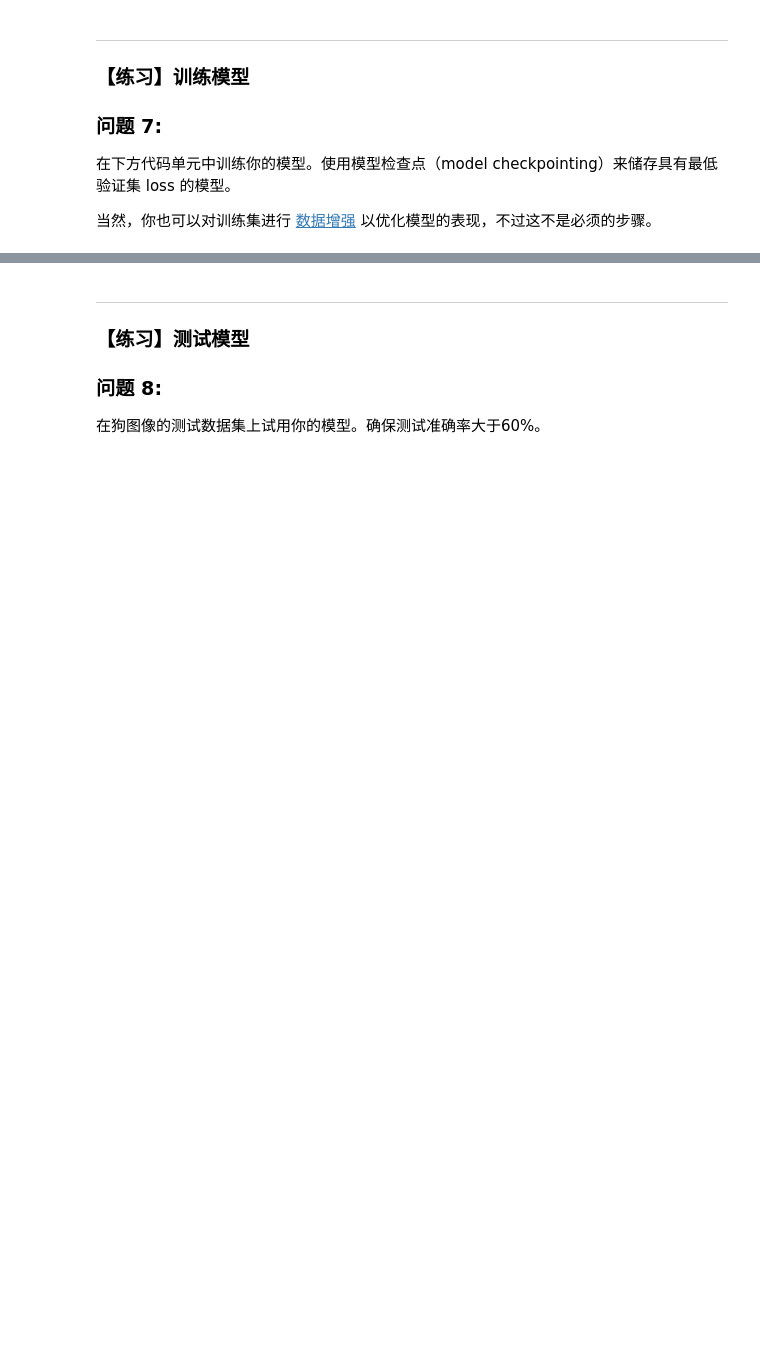
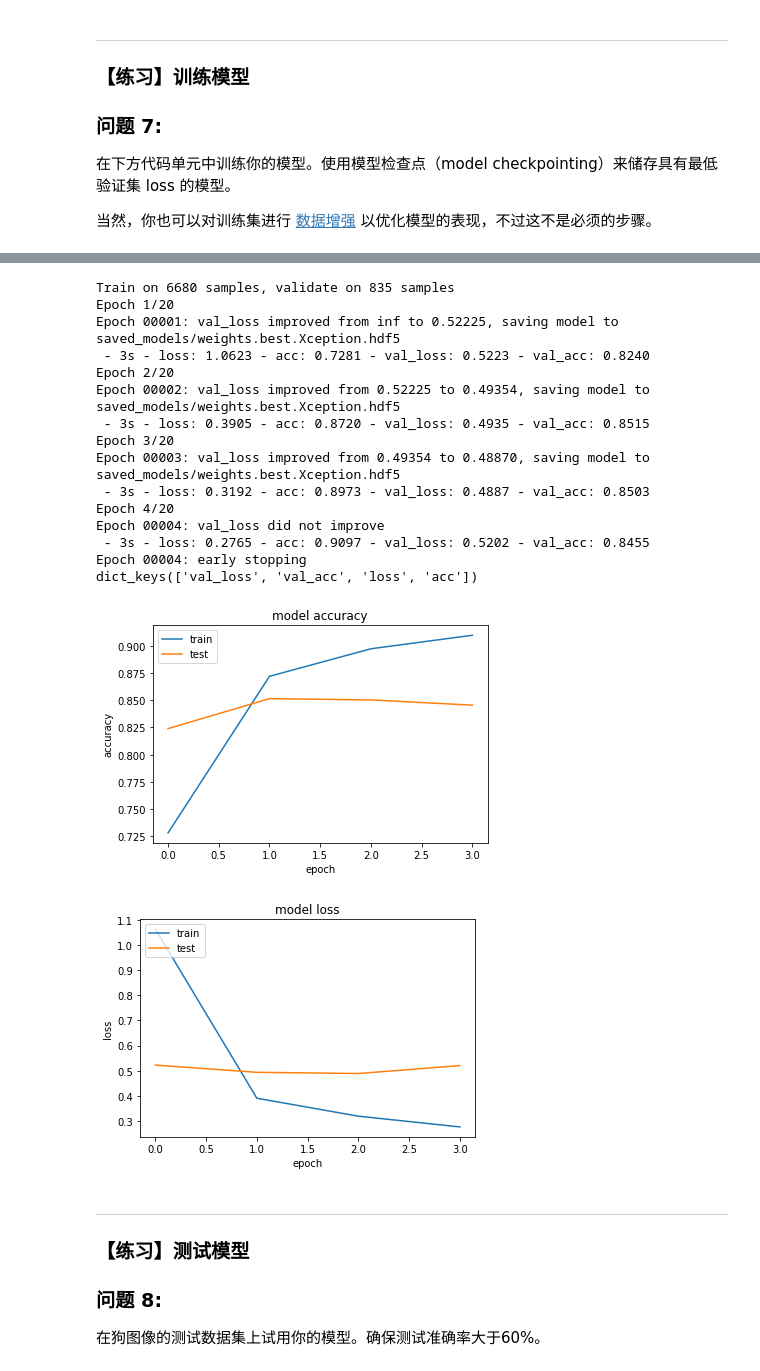
Before and after one commit to JayPoon/Deep-Learning-dog-project, a Jupyter notebook: dog_app_zh.ipynb, the cells around one changed output, grey strips where cells are left out. Saved outputs shown, nothing was run; the diff lists cells and outputs as text; code cells hidden in the pictures; blank space fills up the shorter version.

```diff
--- a/dog_app_zh.ipynb
+++ b/dog_app_zh.ipynb
@@ -635,10 +633,10 @@ def VGG16_predict_breed(img_path):
     test_{network} = bottleneck_features['test']
 # %%
 ### TODO: 从另一个预训练的CNN获取bottleneck特征
-bottleneck_features = np.load('/data/bottleneck_features/DogResnet50Data.npz')
-train_Resnet50 = bottleneck_features['train']
-valid_Resnet50 = bottleneck_features['valid']
-test_Resnet50 = bottleneck_features['test']
+bottleneck_features = np.load('/data/bottleneck_features/DogXceptionData.npz')
+train_Xception = bottleneck_features['train']
+valid_Xception = bottleneck_features['valid']
+test_Xception = bottleneck_features['test']
 # %% [markdown]
 ### 【练习】模型架构
 
@@ -687,6 +690,6 @@ _________________________________________________________________
 # %%
 ### TODO: 编译模型
-Resnet50_model.compile(optimizer='rmsprop', loss='categorical_crossentropy', metrics=['accuracy'])
+Xception_model.compile(optimizer='rmsprop', loss='categorical_crossentropy', metrics=['accuracy'])
 # %% [markdown]
 ---
 
@@ -699,11 +702,3 @@ Resnet50_model.compile(optimizer='rmsprop', loss='categorical_crossentropy', met
 在下方代码单元中训练你的模型。使用模型检查点（model checkpointing）来储存具有最低验证集 loss 的模型。
 
 当然，你也可以对训练集进行 [数据增强](https://blog.keras.io/building-powerful-image-classification-models-using-very-little-data.html) 以优化模型的表现，不过这不是必须的步骤。
-# %%
-### TODO: 训练模型
-checkpointer = ModelCheckpoint(filepath='saved_models/weights.best.Resnet50.hdf5',
-                               verbose=1, save_best_only=True)
-
-Resnet50_model.fit(train_Resnet50, train_targets,
-          validation_data=(valid_Resnet50, valid_targets),
-          epochs=20, batch_size=20, callbacks=[checkpointer], verbose=1)
@@ -729,2 +705,52 @@ Epoch 20/20
+# %%
+### TODO: 训练模型
+from keras.callbacks import ModelCheckpoint,EarlyStopping
+
+batch_size = 20
+epochs = 20
+
+checkpointer = ModelCheckpoint(filepath='saved_models/weights.best.Xception.hdf5',
+                               verbose=1, save_best_only=True)
+earlyStop = EarlyStopping(monitor='val_loss',verbose=2, mode='auto')
+# Fit the model
+history = Xception_model.fit(train_Xception, train_targets,
+          validation_data=(valid_Xception, valid_targets),validation_split=0.33,
+          epochs=epochs, batch_size=batch_size, callbacks=[checkpointer,earlyStop], verbose=2)
+# list all data in history
+print(history.history.keys())
+# summarize history for accuracy
+plt.plot(history.history['acc'])
+plt.plot(history.history['val_acc'])
+plt.title('model accuracy')
+plt.ylabel('accuracy')
+plt.xlabel('epoch')
+plt.legend(['train', 'test'], loc='upper left')
+plt.show()
+# summarize history for loss
+plt.plot(history.history['loss'])
+plt.plot(history.history['val_loss'])
+plt.title('model loss')
+plt.ylabel('loss')
+plt.xlabel('epoch')
+plt.legend(['train', 'test'], loc='upper left')
+plt.show()
+# %% [output]
+Train on 6680 samples, validate on 835 samples
+Epoch 1/20
+Epoch 00001: val_loss improved from inf to 0.52225, saving model to saved_models/weights.best.Xception.hdf5
+ - 3s - loss: 1.0623 - acc: 0.7281 - val_loss: 0.5223 - val_acc: 0.8240
+Epoch 2/20
+Epoch 00002: val_loss improved from 0.52225 to 0.49354, saving model to saved_models/weights.best.Xception.hdf5
+ - 3s - loss: 0.3905 - acc: 0.8720 - val_loss: 0.4935 - val_acc: 0.8515
+Epoch 3/20
+Epoch 00003: val_loss improved from 0.49354 to 0.48870, saving model to saved_models/weights.best.Xception.hdf5
+ - 3s - loss: 0.3192 - acc: 0.8973 - val_loss: 0.4887 - val_acc: 0.8503
+Epoch 4/20
+Epoch 00004: val_loss did not improve
+ - 3s - loss: 0.2765 - acc: 0.9097 - val_loss: 0.5202 - val_acc: 0.8455
+Epoch 00004: early stopping
+dict_keys(['val_loss', 'val_acc', 'loss', 'acc'])
+[figure, added]
+[figure, added]
 # %%
 ### TODO: 加载具有最佳验证loss的模型权重
```
Also changed, not shown: parts of 17 cells of this notebook, 2 other files.
